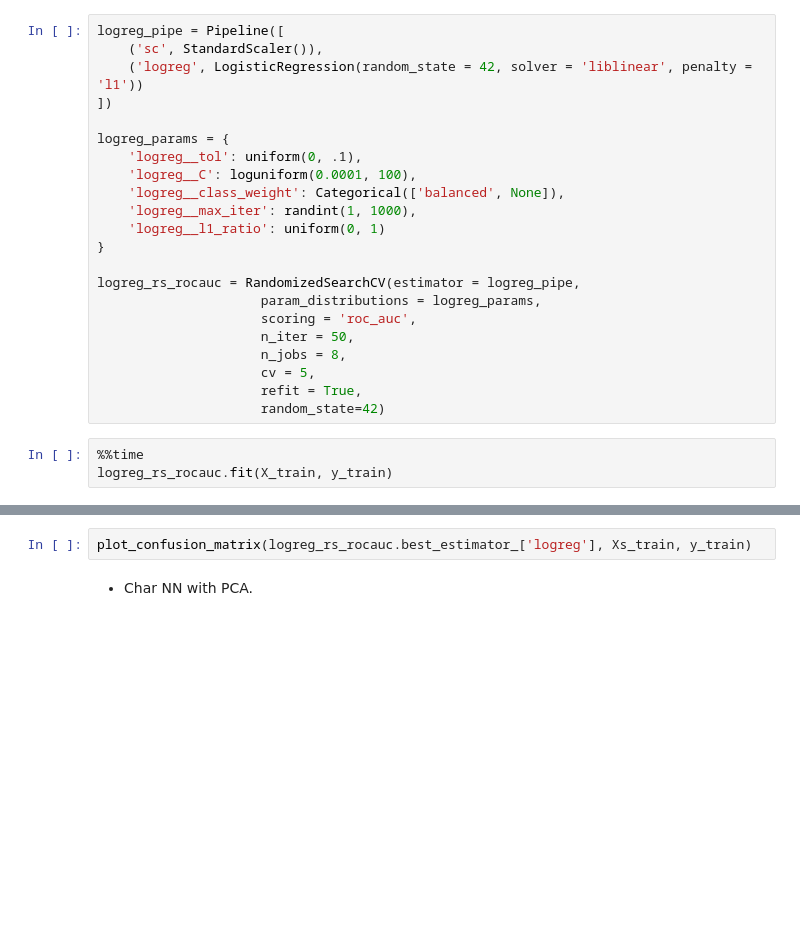
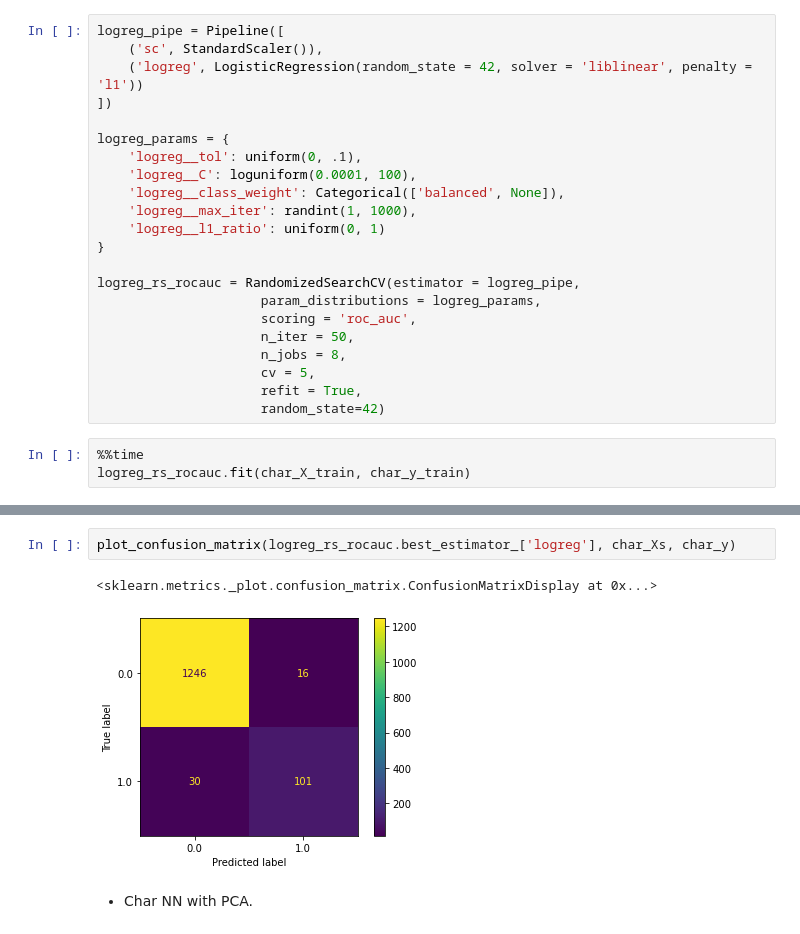
Before and after one commit to Avanyali/Shakespeare_Deaths, a Jupyter notebook: notebooks/ShakespeareanDeaths_Step5_Modeling.ipynb, the cells around one changed output, grey strips where cells are left out. Saved outputs shown, nothing was run; the diff lists cells and outputs as text; blank space fills up the shorter version.

```diff
--- a/notebooks/ShakespeareanDeaths_Step5_Modeling.ipynb
+++ b/notebooks/ShakespeareanDeaths_Step5_Modeling.ipynb
@@ -123,4 +248,4 @@ logreg_rs_rocauc = RandomizedSearchCV(estimator = logreg_pipe,
                      random_state=42)
 # %%
 %%time
-logreg_rs_rocauc.fit(X_train, y_train)
+logreg_rs_rocauc.fit(char_X_train, char_y_train)
@@ -137,5 +297,8 @@ weights
 # %%
-plot_confusion_matrix(logreg_rs_rocauc.best_estimator_['logreg'], Xs_train, y_train)
+plot_confusion_matrix(logreg_rs_rocauc.best_estimator_['logreg'], char_Xs, char_y)
+# %% [output]
+<sklearn.metrics._plot.confusion_matrix.ConfusionMatrixDisplay at 0x...>
+[figure, added]
 # %% [markdown]
 - Char NN with PCA.
 # %%
```
Also changed, not shown: parts of 25 cells of this notebook, 2 other files.
